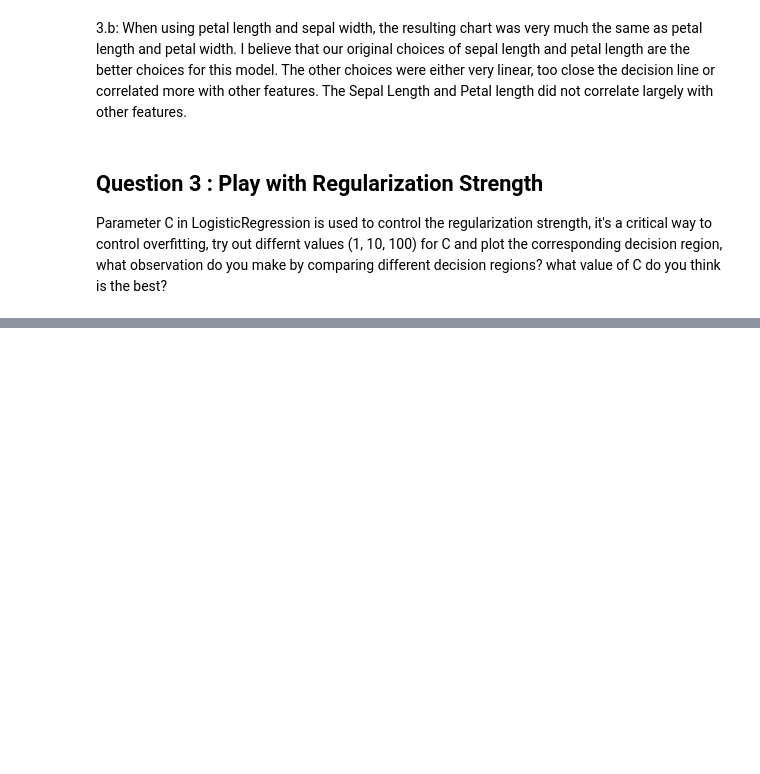
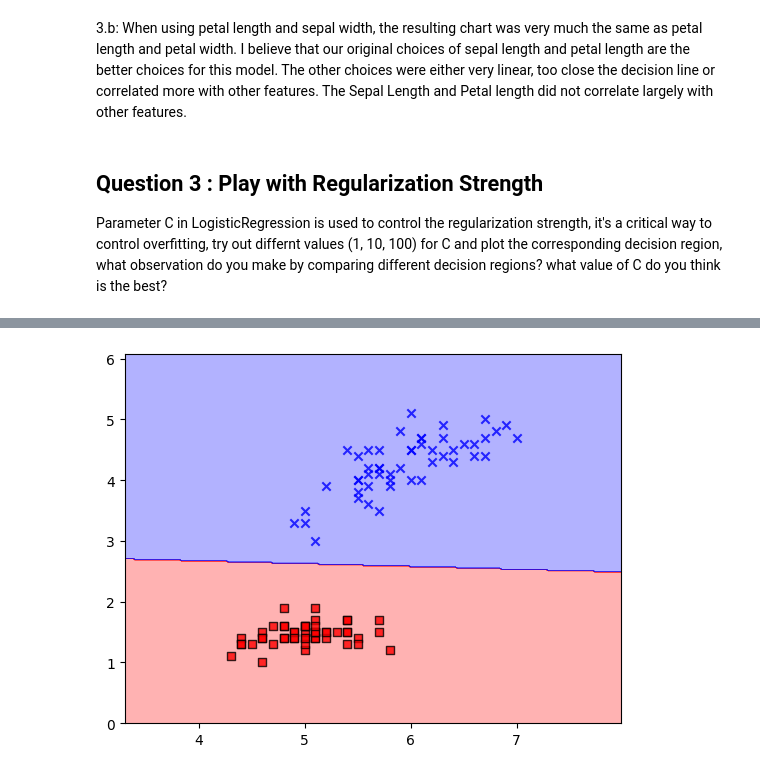
Before and after one commit to christian-ruiz/comp-642, a Jupyter notebook: module3/hw_3.ipynb, the cells around one changed output, grey strips where cells are left out. Saved outputs shown, nothing was run; the diff lists cells and outputs as text; code cells hidden in the pictures; blank space fills up the shorter version.

```diff
--- a/module3/hw_3.ipynb
+++ b/module3/hw_3.ipynb
@@ -327,0 +343,8 @@ Parameter C in LogisticRegression is used to control the regularization strength
+# %%
+# comparing values of C: 1
+lr = LogisticRegression(C=10, random_state=1, solver='lbfgs', multi_class='auto') # TODO :: expect 1 line of code
+
+lr.fit(X, y)
+plot_decision_regions(X, y, lr)
+# %% [output]
+[figure, added]
```
Also changed, not shown: parts of 7 cells of this notebook.
